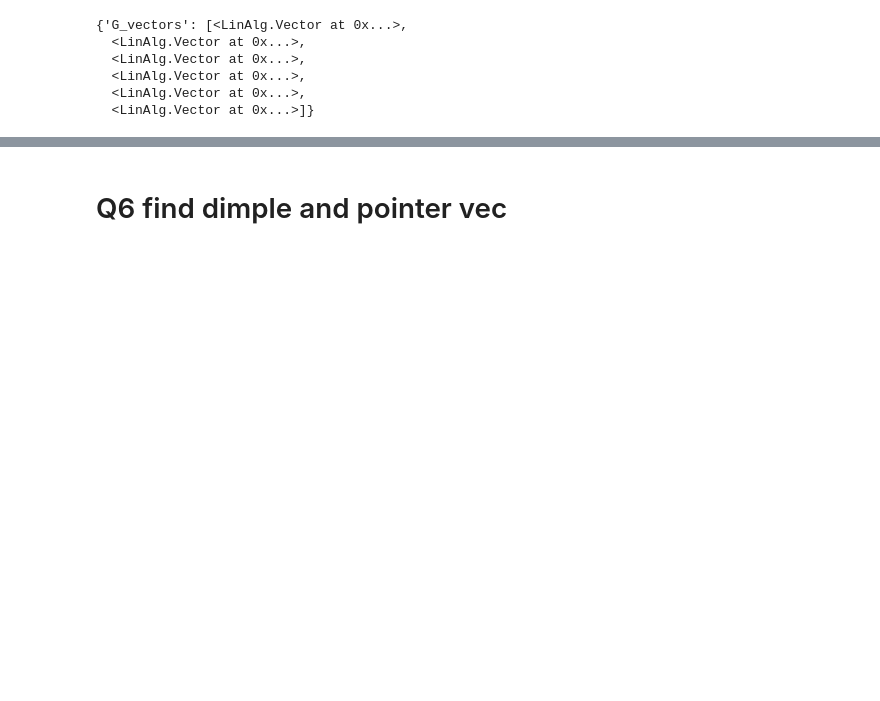
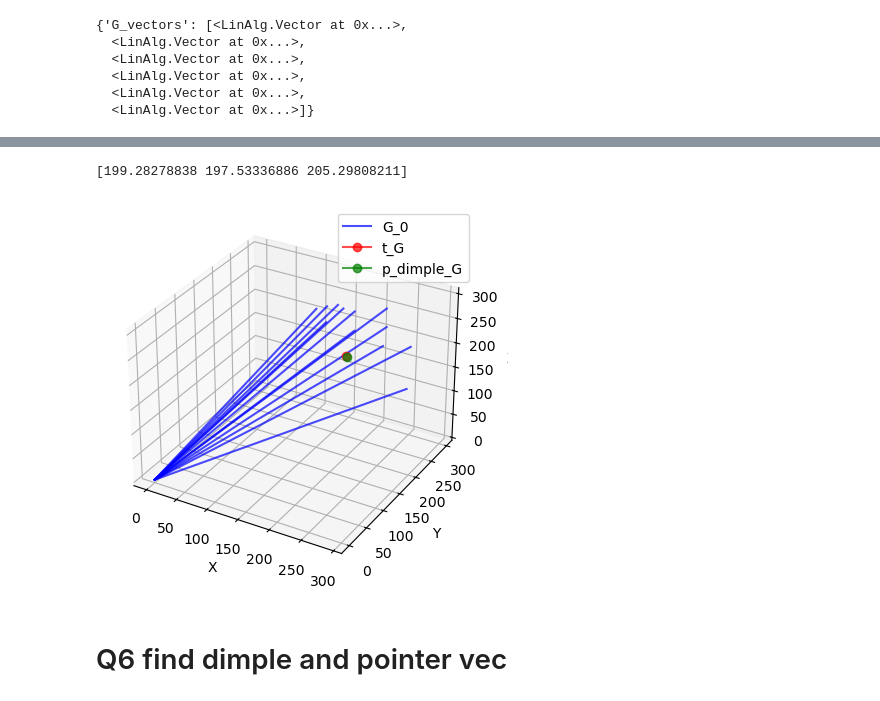
Before and after one commit to Rapuris/CIS1, a Jupyter notebook: PA1/Run dataset a.ipynb, the cells around one changed output, grey strips where cells are left out. Drawn from its saved outputs; the diff is of its cells as text; code cells hidden in the pictures; blank space fills up the shorter version.

```diff
--- a/PA1/Run dataset a.ipynb
+++ b/PA1/Run dataset a.ipynb
@@ -328,3 +343,31 @@ array([-33.83700086, -87.70548283,  34.10269787])
+# %%
+t_G_transformed = LA.transform_points(F_G_frames[1], [t_G])
+
+t_G_transformed = t_G_transformed[0]
+print(t_G_transformed)
+# %% [output]
+[199.28278838 197.53336886 205.29808211]
+# %%
+fig = plt.figure()
+ax = fig.add_subplot(111, projection='3d')
+
+
+origin = np.array([0, 0, 0])
+for idx, vec in enumerate(G0_vectors):
+    vec_array = vec.as_array()
+    ax.plot([origin[0], vec_array[0]], [origin[1], vec_array[1]], [origin[2], vec_array[2]], color='b', alpha=0.7, label=f"G_0" if idx == 0 else "")
+
+ax.plot(t_G_transformed[0], t_G_transformed[1], t_G_transformed[2], marker='o', color='r', label='t_G', alpha = 0.7)
+ax.plot(p_pivot[0], p_pivot[1], p_pivot[2], marker='o', color='g', label='p_dimple_G', alpha = 0.7)
+
+ax.set_xlabel('X')
+ax.set_ylabel('Y')
+ax.set_zlabel('Z')
+
+plt.legend()
+plt.show()
+# %% [output]
+[figure, added]
 # %% [markdown]
 # Q6  find dimple and pointer vec
 # %%
```
Also changed, not shown: parts of 17 cells of this notebook, 1 other file.
